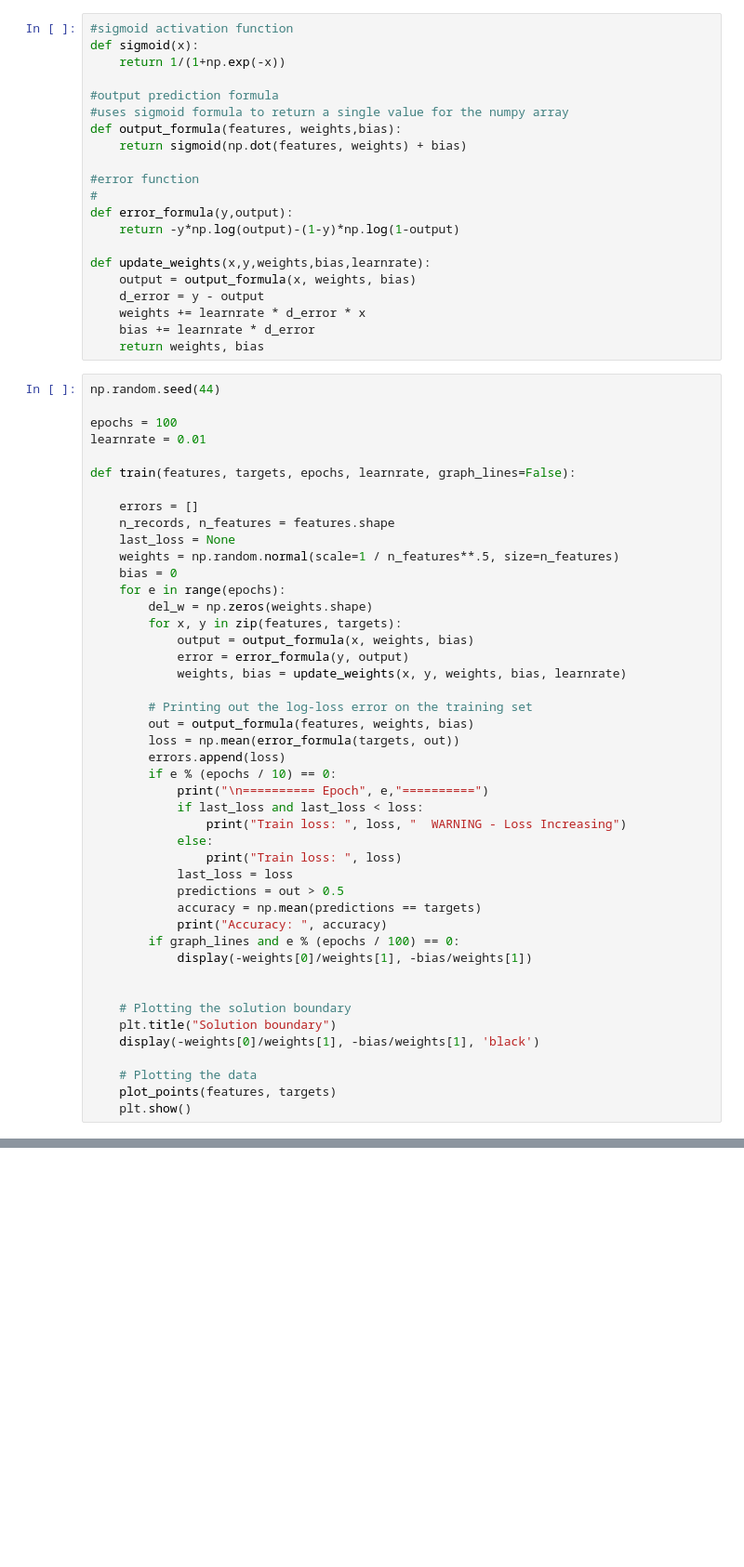
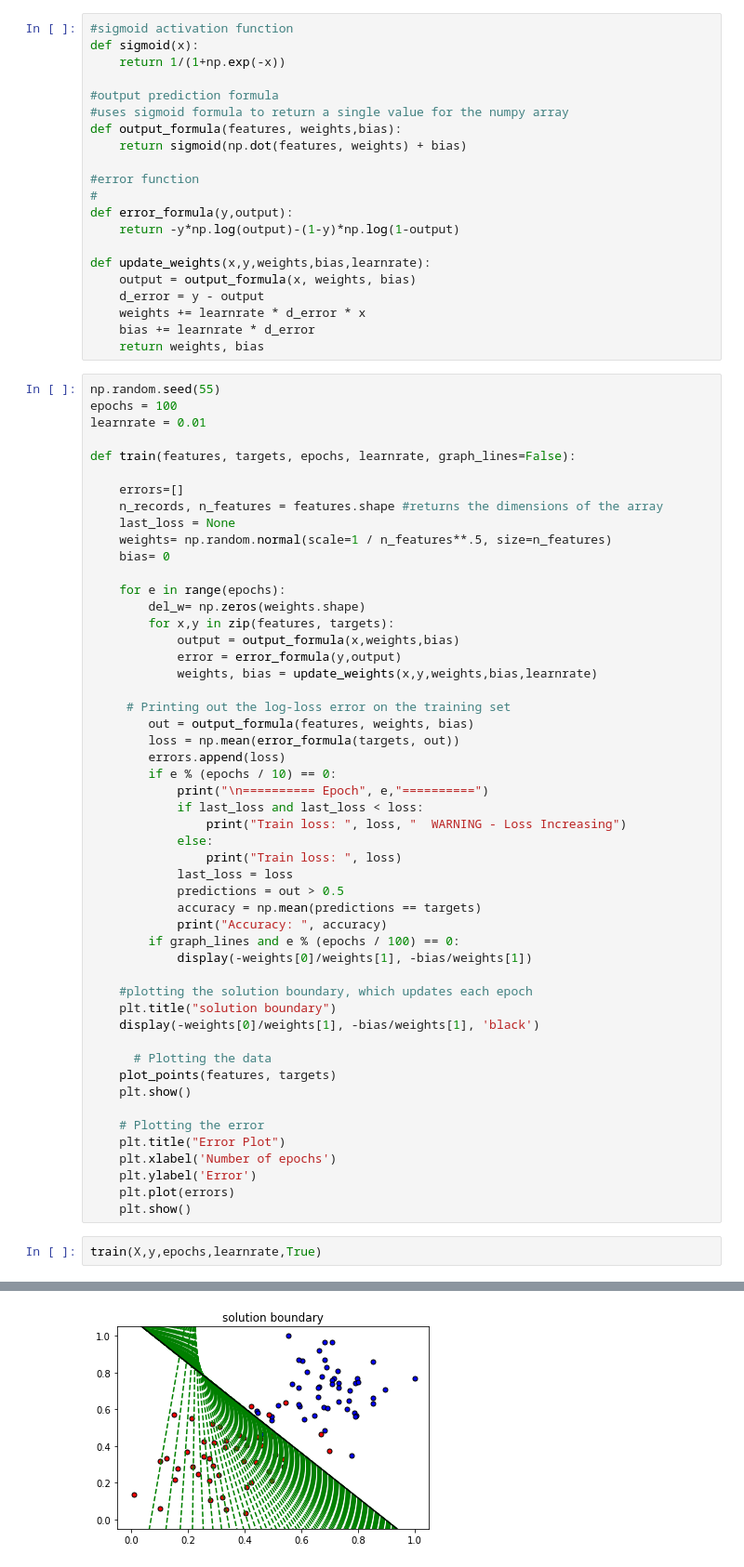
Before and after one commit to RMC-G/Deep_learning_foundation, a Jupyter notebook: gradient_descent.ipynb, the cells around one changed output, grey strips where cells are left out. Shown at 93% size. Cells and saved outputs as stored; diff of their text form; blank space fills up the shorter version.

```diff
--- a/gradient_descent.ipynb
+++ b/gradient_descent.ipynb
@@ -61,26 +62,26 @@ def update_weights(x,y,weights,bias,learnrate):
     bias += learnrate * d_error
     return weights, bias
 # %%
-np.random.seed(44)
-
+np.random.seed(55)
 epochs = 100
 learnrate = 0.01
 
 def train(features, targets, epochs, learnrate, graph_lines=False):
 
-    errors = []
-    n_records, n_features = features.shape
+    errors=[]
+    n_records, n_features = features.shape #returns the dimensions of the array
     last_loss = None
-    weights = np.random.normal(scale=1 / n_features**.5, size=n_features)
-    bias = 0
+    weights= np.random.normal(scale=1 / n_features**.5, size=n_features)
+    bias= 0
+
     for e in range(epochs):
-        del_w = np.zeros(weights.shape)
-        for x, y in zip(features, targets):
-            output = output_formula(x, weights, bias)
-            error = error_formula(y, output)
-            weights, bias = update_weights(x, y, weights, bias, learnrate)
+        del_w= np.zeros(weights.shape)
+        for x,y in zip(features, targets):
+            output = output_formula(x,weights,bias)
+            error = error_formula(y,output)
+            weights, bias = update_weights(x,y,weights,bias,learnrate)
 
-        # Printing out the log-loss error on the training set
+     # Printing out the log-loss error on the training set
         out = output_formula(features, weights, bias)
         loss = np.mean(error_formula(targets, out))
         errors.append(loss)
@@ -97,11 +98,20 @@ def train(features, targets, epochs, learnrate, graph_lines=False):
         if graph_lines and e % (epochs / 100) == 0:
             display(-weights[0]/weights[1], -bias/weights[1])
 
-
-    # Plotting the solution boundary
-    plt.title("Solution boundary")
+    #plotting the solution boundary, which updates each epoch
+    plt.title("solution boundary")
     display(-weights[0]/weights[1], -bias/weights[1], 'black')
 
-    # Plotting the data
+      # Plotting the data
     plot_points(features, targets)
     plt.show()
+
+    # Plotting the error
+    plt.title("Error Plot")
+    plt.xlabel('Number of epochs')
+    plt.ylabel('Error')
+    plt.plot(errors)
+    plt.show()
+# %%
+train(X,y,epochs,learnrate,True)
+# %% [output]
@@ -107,0 +135 @@ def train(features, targets, epochs, learnrate, graph_lines=False):
+[figure, added]
```
Also changed, not shown: parts of 3 cells of this notebook.
